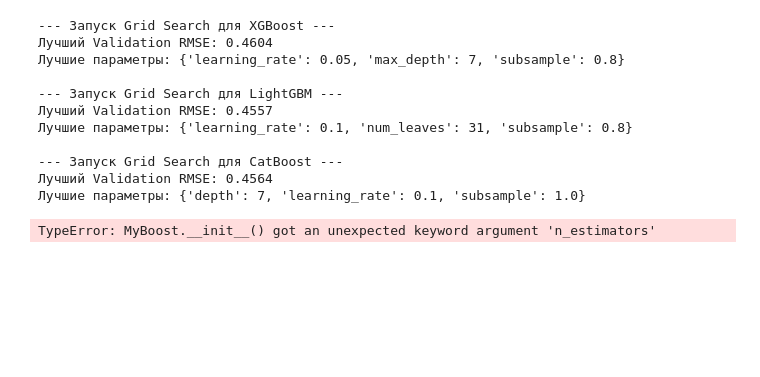
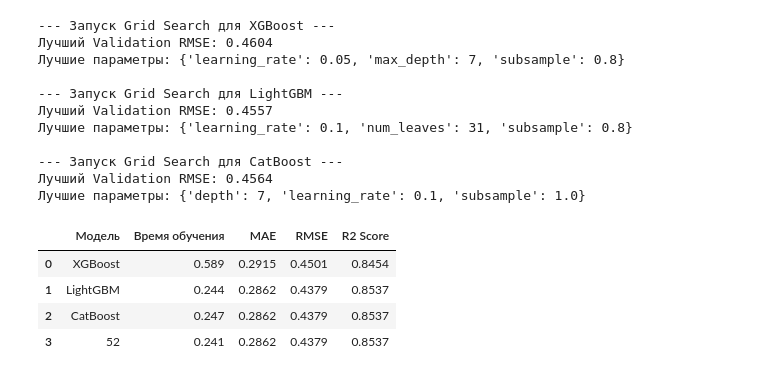
Before and after one commit to topj0bstule/ML_Course, a Jupyter notebook: hw13_/student_notebook.ipynb, the cells around one changed output. Saved outputs shown, nothing was run; the diff lists cells and outputs as text; code cells hidden in the pictures; blank space fills up the shorter version.

```diff
--- a/hw13_/student_notebook.ipynb
+++ b/hw13_/student_notebook.ipynb
@@ -206,33 +206,37 @@ for name in['XGBoost', 'LightGBM', 'CatBoost', '52']:
     params = best_params_dict.get(name)
 
     if name == 'XGBoost':
         model = xgb.XGBRegressor(n_estimators=SELECTED_N_ESTIMATORS, random_state=42, n_jobs=-1, **params)
     elif name == 'LightGBM':
         model = lgb.LGBMRegressor(n_estimators=SELECTED_N_ESTIMATORS, random_state=42, n_jobs=-1, verbose=-1, **params)
     #elif name == '52':
         #model = MyBoost(n_estimators=400, learning_rate=0.5, depth=10, seed=10)
-    else:
-        model = cb.CatBoostRegressor(iterations=SELECTED_N_ESTIMATORS, random_seed=42, thread_count=-1, verbose=0, **params)
+    #else:
+        #model = cb.CatBoostRegressor(iterations=SELECTED_N_ESTIMATORS, random_seed=42, thread_count=-1, verbose=0, **params)
 
     start_time = time.time()
     model.fit(X_train_full, y_train_full)
     train_time = time.time() - start_time
 
     preds = model.predict(X_test)
 
     mae = mean_absolute_error(y_test, preds)
     rmse = np.sqrt(mean_squared_error(y_test, preds))
     r2 = r2_score(y_test, preds)
 
     results.append({
         "Модель": name,
         "Время обучения": round(train_time, 3),
         "MAE": round(mae, 4),
         "RMSE": round(rmse, 4),
         "R2 Score": round(r2, 4)
     })
 
 df_results = pd.DataFrame(results)
 display(df_results)
 # %% [output]
-TypeError: MyBoost.__init__() got an unexpected keyword argument 'n_estimators'
+|  | Модель | Время обучения | MAE | RMSE | R2 Score |
+| 0 | XGBoost | 0.589 | 0.2915 | 0.4501 | 0.8454 |
+| 1 | LightGBM | 0.244 | 0.2862 | 0.4379 | 0.8537 |
+| 2 | CatBoost | 0.247 | 0.2862 | 0.4379 | 0.8537 |
+| 3 | 52 | 0.241 | 0.2862 | 0.4379 | 0.8537 |
```
